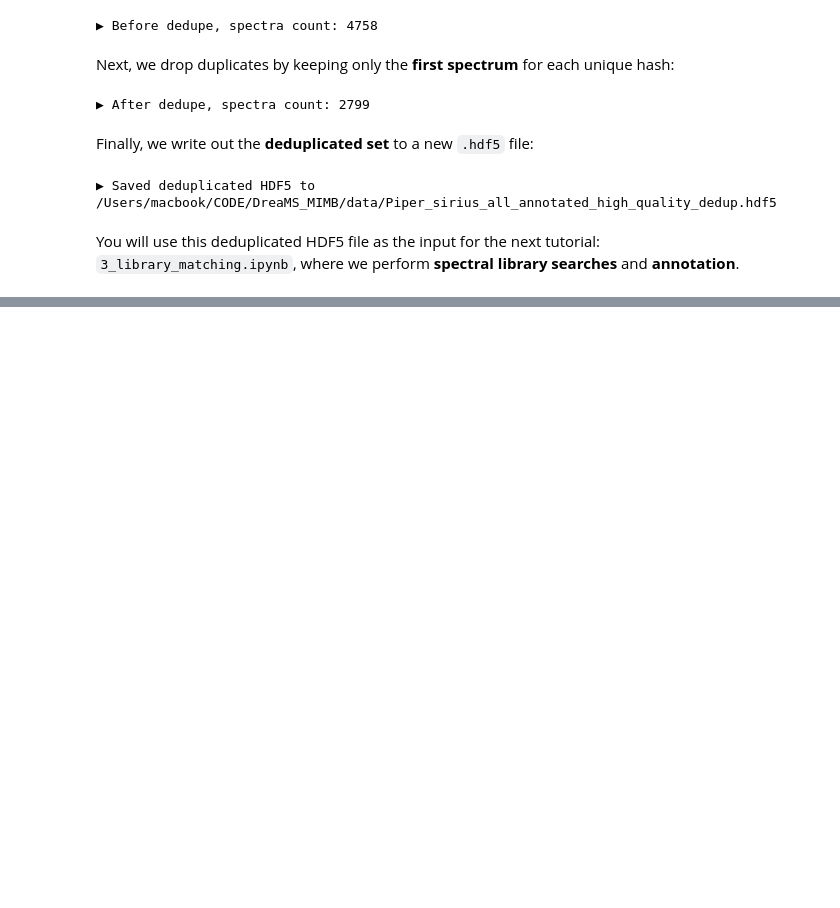
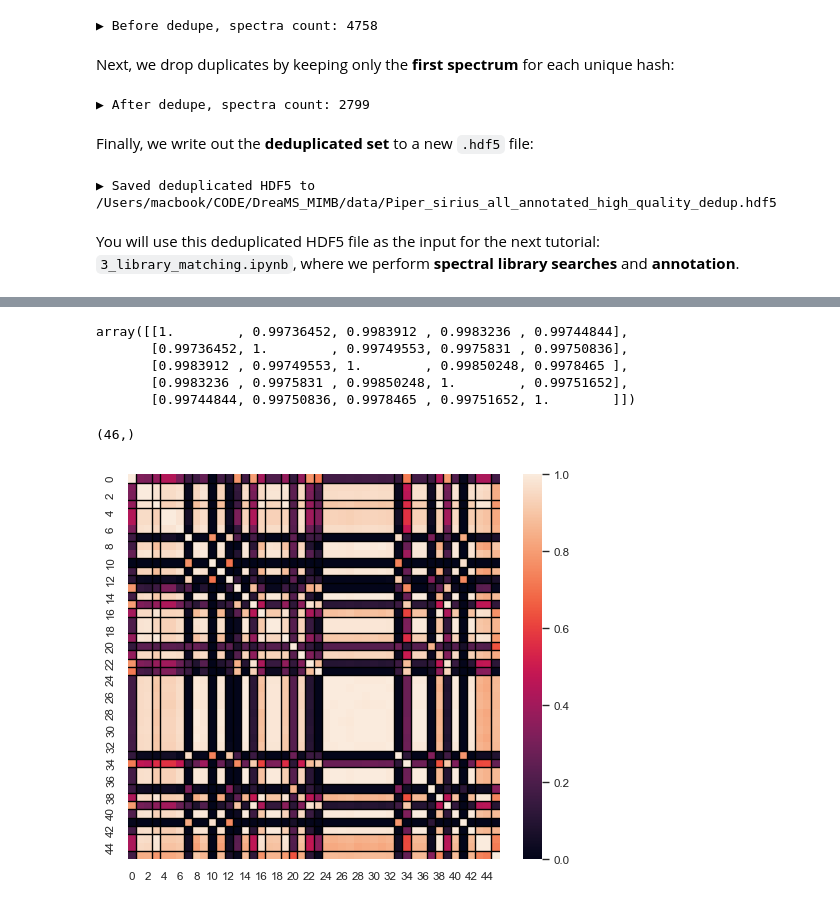
Before and after one commit to pluskal-lab/DreaMS_MIMB, a Jupyter notebook: notebooks/2_deduplication.ipynb, the cells around one changed output, grey strips where cells are left out. Cells and saved outputs as stored; diff of their text form; code cells hidden in the pictures; blank space fills up the shorter version.

```diff
--- a/notebooks/2_deduplication.ipynb
+++ b/notebooks/2_deduplication.ipynb
@@ -283,0 +350,14 @@ You will use this deduplicated HDF5 file as the input for the next tutorial:
+# %%
+cos_sim = PeakListModifiedCosine()
+cos_sim.compute_pairwise(specs=msdata['spectrum'][idx], prec_mzs=msdata['precursor_mz'][idx], avg=False)
+# %% [output]
+array([[1.        , 0.99736452, 0.9983912 , 0.9983236 , 0.99744844],
+       [0.99736452, 1.        , 0.99749553, 0.9975831 , 0.99750836],
+       [0.9983912 , 0.99749553, 1.        , 0.99850248, 0.9978465 ],
+       [0.9983236 , 0.9975831 , 0.99850248, 1.        , 0.99751652],
+       [0.99744844, 0.99750836, 0.9978465 , 0.99751652, 1.        ]])
+# %%
+idx_inchi = np.where(np.array(msdata['INCHIKEY']) == 'RHMXXJGYXNZAPX')[0]
+idx_inchi.shape
+# %% [output]
+(46,)
@@ -283,0 +368,18 @@ You will use this deduplicated HDF5 file as the input for the next tutorial:
+# %%
+# Sort idx_inchi by their lshs
+idx_inchi = idx_inchi[np.argsort(hashes[idx_inchi])]
+idx_inchi
+
+# Plot heatmap of pairwise modified cosine similarities
+init_plotting(figsize=(6, 5))
+sns.heatmap(cos_sim.compute_pairwise(specs=msdata['spectrum'][idx_inchi], prec_mzs=msdata['precursor_mz'][idx_inchi], avg=False), linewidth=0)
+
+# Draw LSH boundaries
+for i, (a, b) in enumerate(zip(hashes[idx_inchi], hashes[idx_inchi][1:])):
+    if a != b:
+        plt.axvline(i + 1, color='black', linewidth=1)
+        plt.axhline(i + 1, color='black', linewidth=1)
+
+plt.show()
+# %% [output]
+[figure, added]
```
Also changed, not shown: parts of 7 cells of this notebook.
